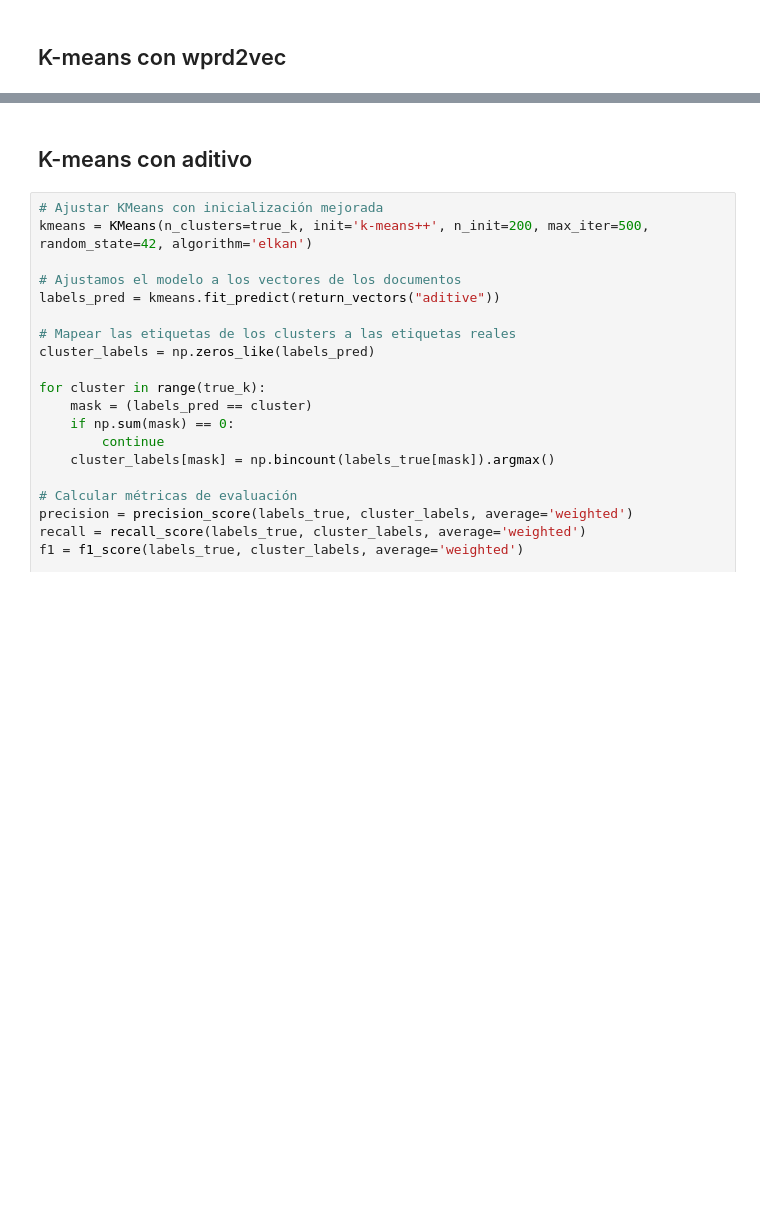
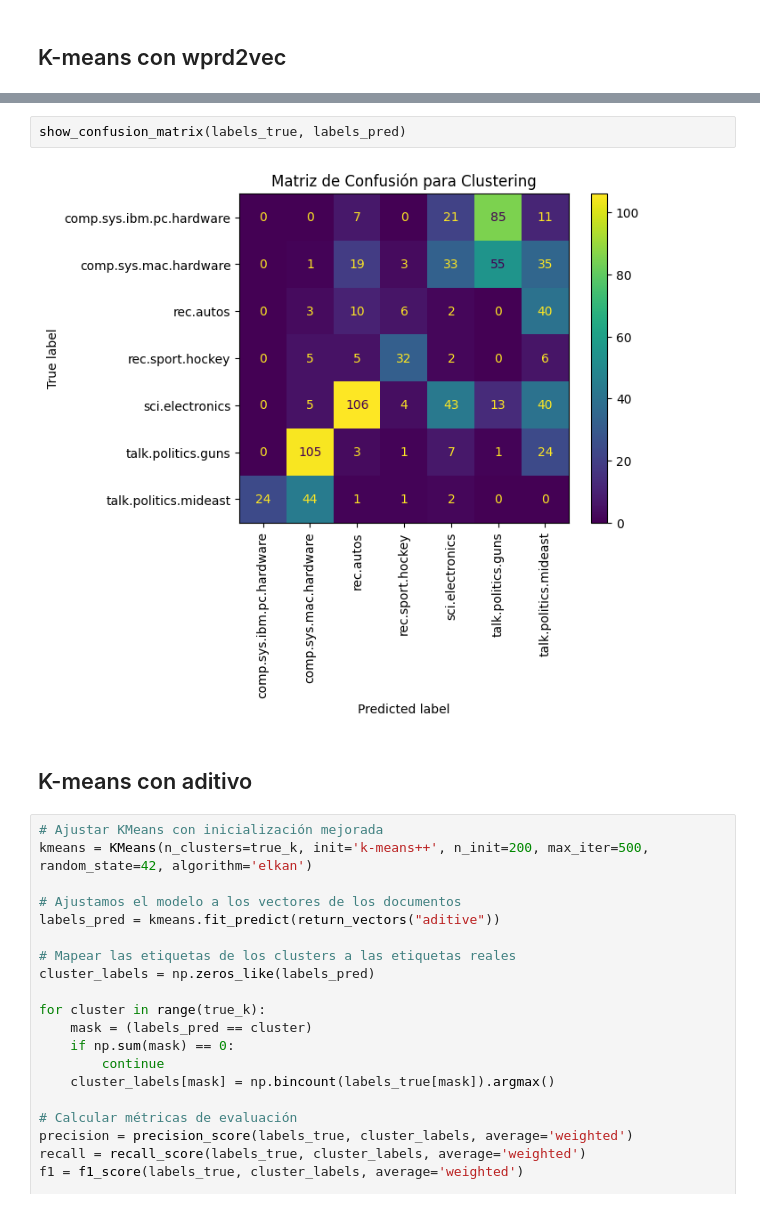
Before and after one commit to MaciaKing/UNED, a Jupyter notebook: Descubrimiento de informacion en textos/Entregas/PEC4/tarea4.ipynb, the cells around one changed output, grey strips where cells are left out. Drawn from its saved outputs; the diff is of its cells as text; blank space fills up the shorter version.

```diff
--- a/Descubrimiento de informacion en textos/Entregas/PEC4/tarea4.ipynb
+++ b/Descubrimiento de informacion en textos/Entregas/PEC4/tarea4.ipynb
@@ -419,3 +479,7 @@ Medida-F (Bcubed): 0.495
+# %%
+show_confusion_matrix(labels_true, labels_pred)
+# %% [output]
+[figure, added]
 # %% [markdown]
 ## K-means con aditivo
 # %%
```
Also changed, not shown: parts of 18 cells of this notebook.
